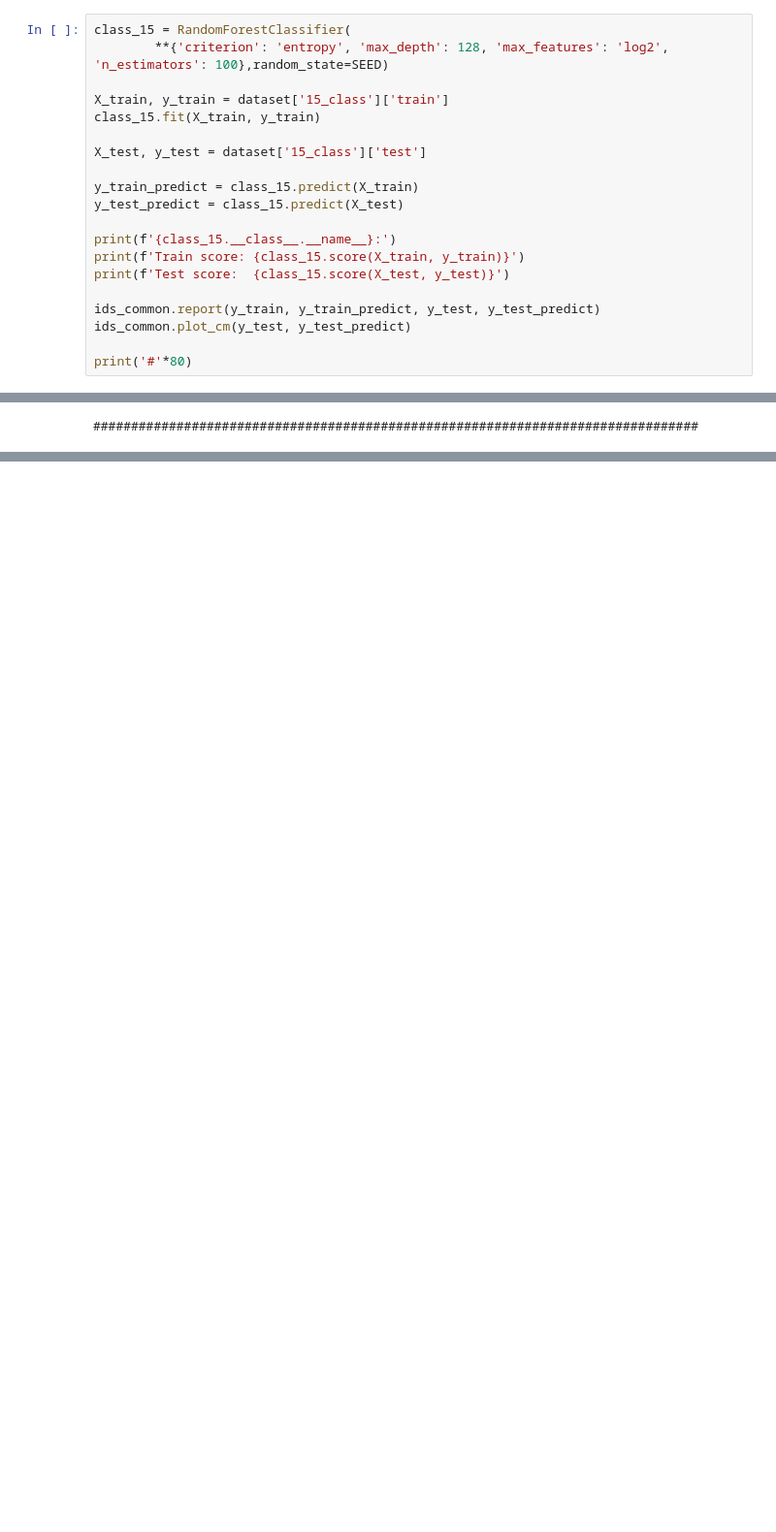
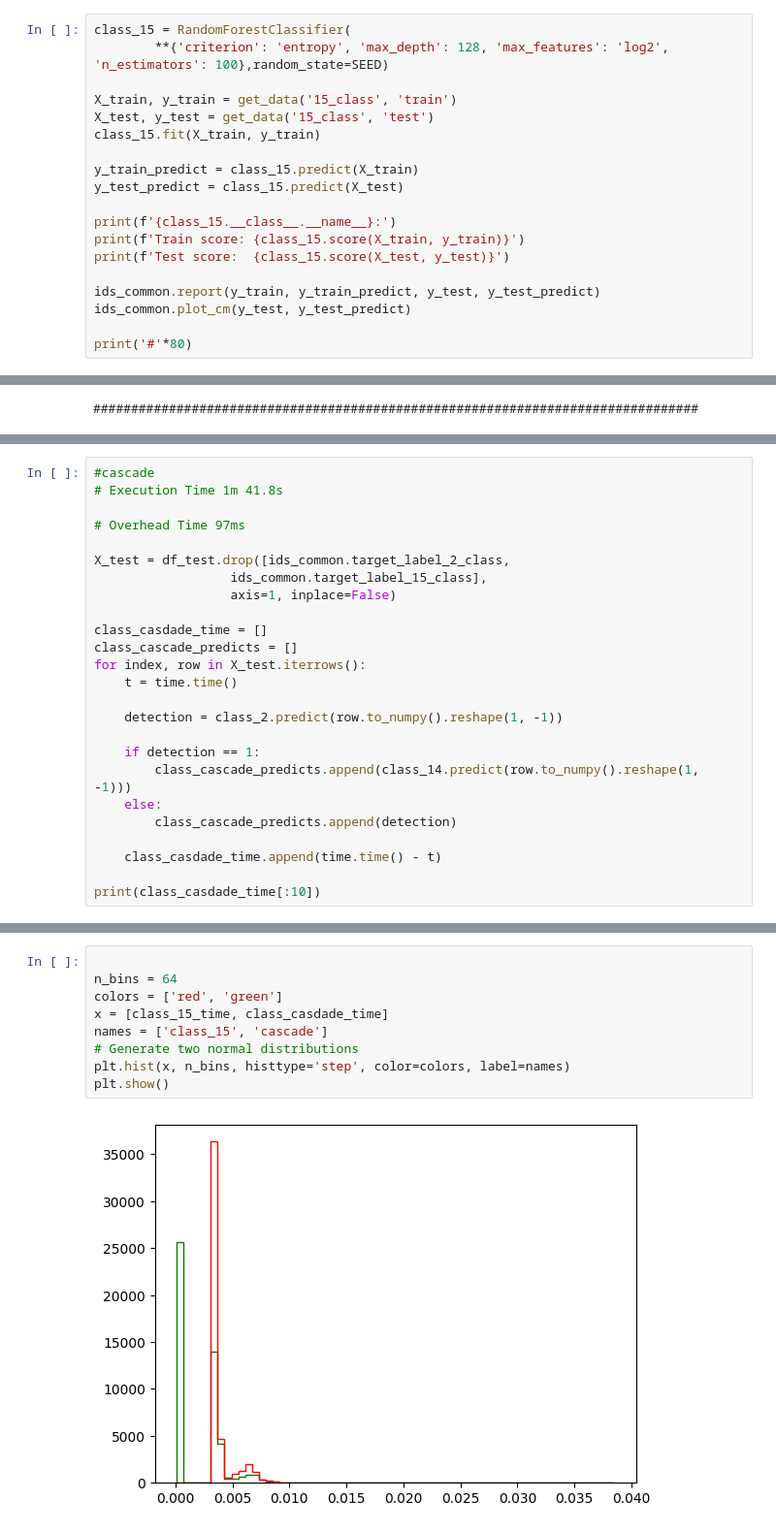
Before and after one commit to pro1710/ids, a Jupyter notebook: eval.ipynb, the cells around one changed output, grey strips where cells are left out. Shown at 97% size. Saved outputs shown, nothing was run; the diff lists cells and outputs as text; blank space fills up the shorter version.

```diff
--- a/eval.ipynb
+++ b/eval.ipynb
@@ -163,10 +169,9 @@ TRAIN:
 class_15 = RandomForestClassifier(
         **{'criterion': 'entropy', 'max_depth': 128, 'max_features': 'log2', 'n_estimators': 100},random_state=SEED)
 
-X_train, y_train = dataset['15_class']['train']
+X_train, y_train = get_data('15_class', 'train')
+X_test, y_test = get_data('15_class', 'test')
 class_15.fit(X_train, y_train)
-
-X_test, y_test = dataset['15_class']['test']
 
 y_train_predict = class_15.predict(X_train)
 y_test_predict = class_15.predict(X_test)
@@ -262,0 +289,25 @@ CLASSIFICATION:
+# %%
+#cascade
+# Execution Time 1m 41.8s
+
+# Overhead Time 97ms
+
+X_test = df_test.drop([ids_common.target_label_2_class,
+                  ids_common.target_label_15_class],
+                  axis=1, inplace=False)
+
+class_casdade_time = []
+class_cascade_predicts = []
+for index, row in X_test.iterrows():
+    t = time.time()
+
+    detection = class_2.predict(row.to_numpy().reshape(1, -1))
+
+    if detection == 1:
+        class_cascade_predicts.append(class_14.predict(row.to_numpy().reshape(1, -1)))
+    else:
+        class_cascade_predicts.append(detection)
+
+    class_casdade_time.append(time.time() - t)
+
+print(class_casdade_time[:10])
@@ -262,0 +347,11 @@ CLASSIFICATION:
+# %%
+
+n_bins = 64
+colors = ['red', 'green']
+x = [class_15_time, class_casdade_time]
+names = ['class_15', 'cascade']
+# Generate two normal distributions
+plt.hist(x, n_bins, histtype='step', color=colors, label=names)
+plt.show()
+# %% [output]
+[figure, added]
```
Also changed, not shown: parts of 9 cells of this notebook, 1 other file.
